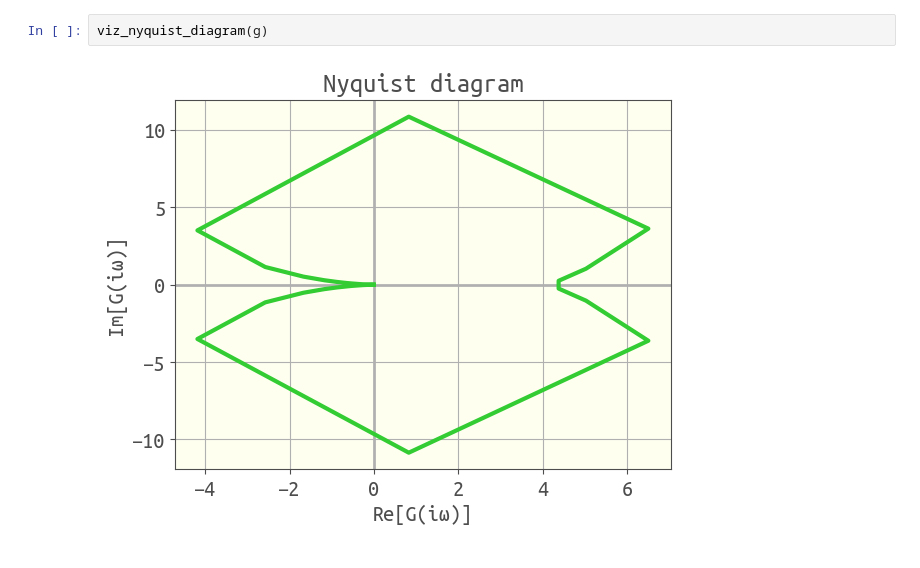
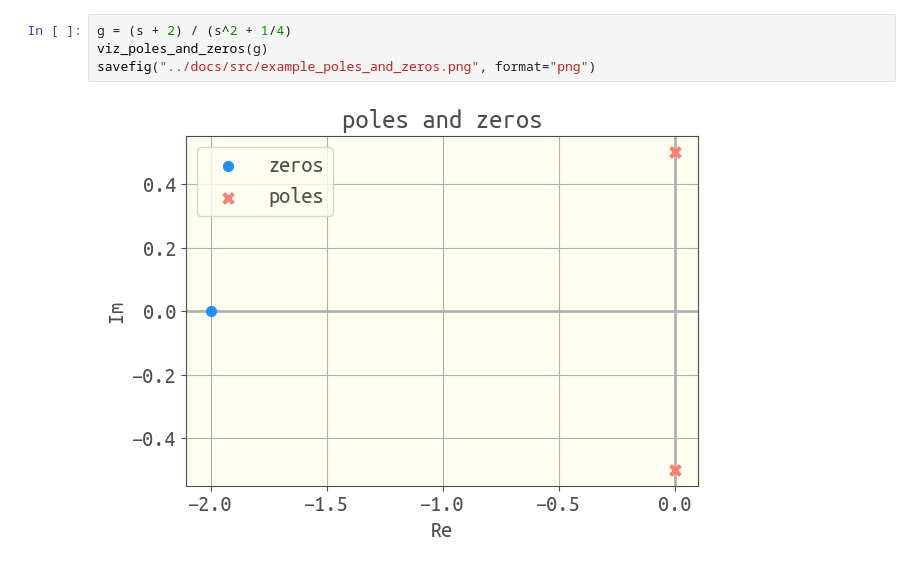
Before and after one commit to SimonEnsemble/Controlz.jl, a Jupyter notebook: src/development.ipynb, the cells around one changed output. Drawn from its saved outputs; the diff is of its cells as text.

```diff
--- a/src/development.ipynb
+++ b/src/development.ipynb
@@ -24,4 +24,6 @@ viz_poles_and_zeros(g)
-# %%
-viz_nyquist_diagram(g)
-# %% [output]
-[figure, removed]
+# %%
+g = (s + 2) / (s^2 + 1/4)
+viz_poles_and_zeros(g)
+savefig("../docs/src/example_poles_and_zeros.png", format="png")
+# %% [output]
+[figure, added]
```
Also changed, not shown: parts of 6 cells of this notebook, 14 other files.
